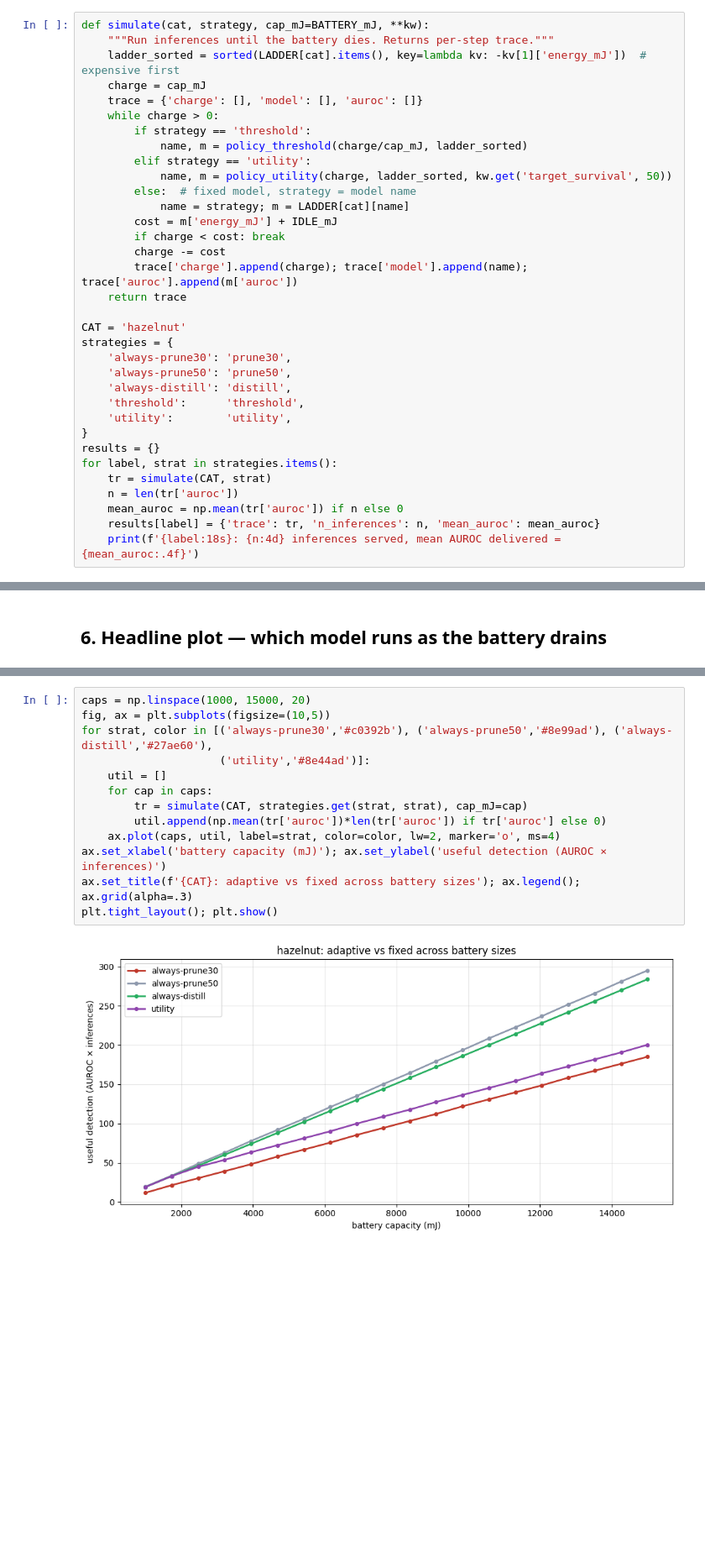
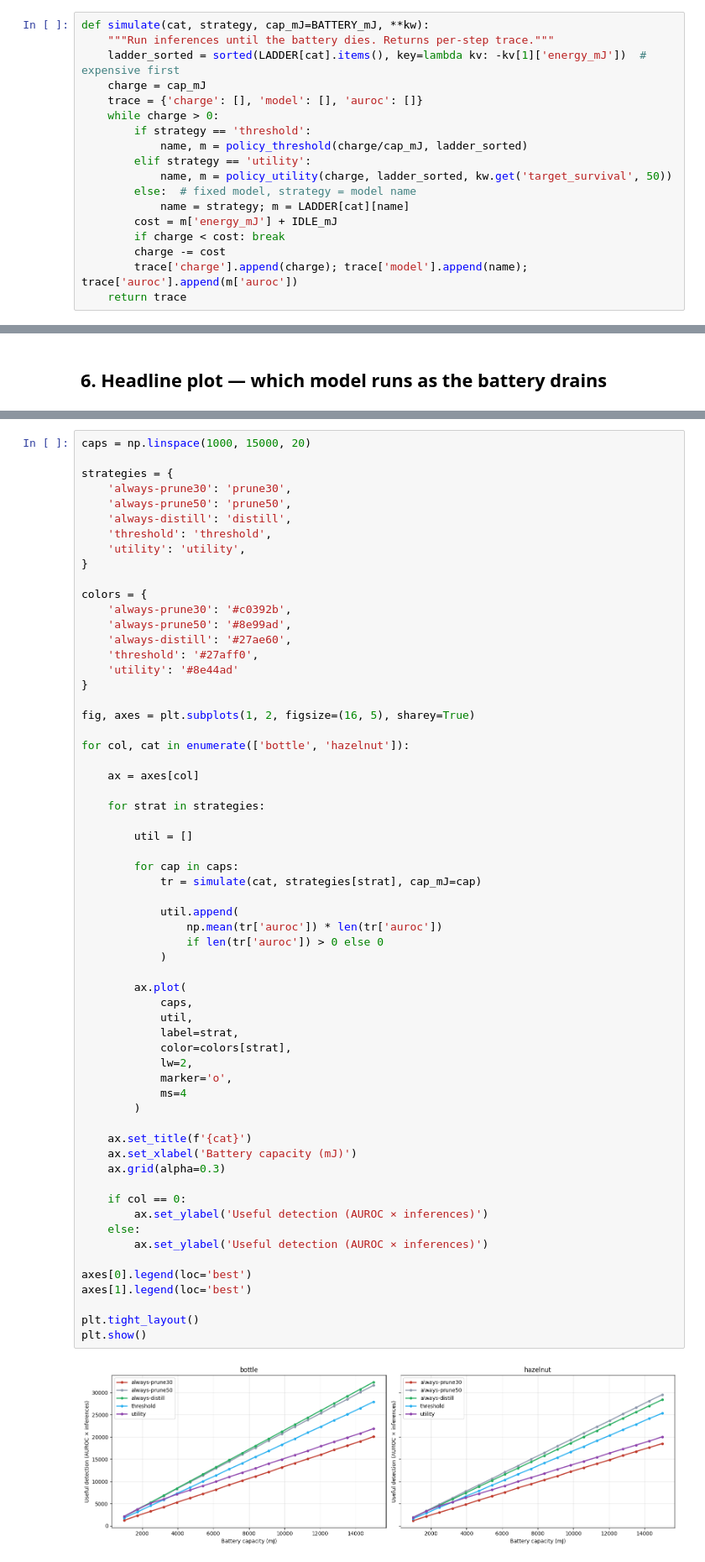
Before and after one commit to ilkabret/LowPowerES, a Jupyter notebook: Final_Project/Stage4_EnergyAdaptive.ipynb, the cells around one changed output, grey strips where cells are left out. Shown at 84% size. Saved outputs shown, nothing was run; the diff lists cells and outputs as text; blank space fills up the shorter version.

```diff
--- a/Final_Project/Stage4_EnergyAdaptive.ipynb
+++ b/Final_Project/Stage4_EnergyAdaptive.ipynb
@@ -213,19 +266,3 @@ def simulate(cat, strategy, cap_mJ=BATTERY_mJ, **kw):
         charge -= cost
         trace['charge'].append(charge); trace['model'].append(name); trace['auroc'].append(m['auroc'])
     return trace
-
-CAT = 'hazelnut'
-strategies = {
-    'always-prune30': 'prune30',
-    'always-prune50': 'prune50',
-    'always-distill': 'distill',
-    'threshold':      'threshold',
-    'utility':        'utility',
-}
-results = {}
-for label, strat in strategies.items():
-    tr = simulate(CAT, strat)
-    n = len(tr['auroc'])
-    mean_auroc = np.mean(tr['auroc']) if n else 0
-    results[label] = {'trace': tr, 'n_inferences': n, 'mean_auroc': mean_auroc}
-    print(f'{label:18s}: {n:4d} inferences served, mean AUROC delivered = {mean_auroc:.4f}')
@@ -311,15 +466,63 @@ Inferences served AT OR ABOVE AUROC 0.86:
 # %%
 caps = np.linspace(1000, 15000, 20)
-fig, ax = plt.subplots(figsize=(10,5))
-for strat, color in [('always-prune30','#c0392b'), ('always-prune50','#8e99ad'), ('always-distill','#27ae60'),
-                     ('utility','#8e44ad')]:
-    util = []
-    for cap in caps:
-        tr = simulate(CAT, strategies.get(strat, strat), cap_mJ=cap)
-        util.append(np.mean(tr['auroc'])*len(tr['auroc']) if tr['auroc'] else 0)
-    ax.plot(caps, util, label=strat, color=color, lw=2, marker='o', ms=4)
-ax.set_xlabel('battery capacity (mJ)'); ax.set_ylabel('useful detection (AUROC × inferences)')
-ax.set_title(f'{CAT}: adaptive vs fixed across battery sizes'); ax.legend(); ax.grid(alpha=.3)
-plt.tight_layout(); plt.show()
+
+strategies = {
+    'always-prune30': 'prune30',
+    'always-prune50': 'prune50',
+    'always-distill': 'distill',
+    'threshold': 'threshold',
+    'utility': 'utility',
+}
+
+colors = {
+    'always-prune30': '#c0392b',
+    'always-prune50': '#8e99ad',
+    'always-distill': '#27ae60',
+    'threshold': '#27aff0',
+    'utility': '#8e44ad'
+}
+
+fig, axes = plt.subplots(1, 2, figsize=(16, 5), sharey=True)
+
+for col, cat in enumerate(['bottle', 'hazelnut']):
+
+    ax = axes[col]
+
+    for strat in strategies:
+
+        util = []
+
+        for cap in caps:
+            tr = simulate(cat, strategies[strat], cap_mJ=cap)
+
+            util.append(
+                np.mean(tr['auroc']) * len(tr['auroc'])
+                if len(tr['auroc']) > 0 else 0
+            )
+
+        ax.plot(
+            caps,
+            util,
+            label=strat,
+            color=colors[strat],
+            lw=2,
+            marker='o',
+            ms=4
+        )
+
+    ax.set_title(f'{cat}')
+    ax.set_xlabel('Battery capacity (mJ)')
+    ax.grid(alpha=0.3)
+
+    if col == 0:
+        ax.set_ylabel('Useful detection (AUROC × inferences)')
+    else:
+        ax.set_ylabel('Useful detection (AUROC × inferences)')
+
+axes[0].legend(loc='best')
+axes[1].legend(loc='best')
+
+plt.tight_layout()
+plt.show()
 # %% [output]
-[figure, old version]
+[figure, new version]
```
Also changed, not shown: parts of 24 cells of this notebook.
